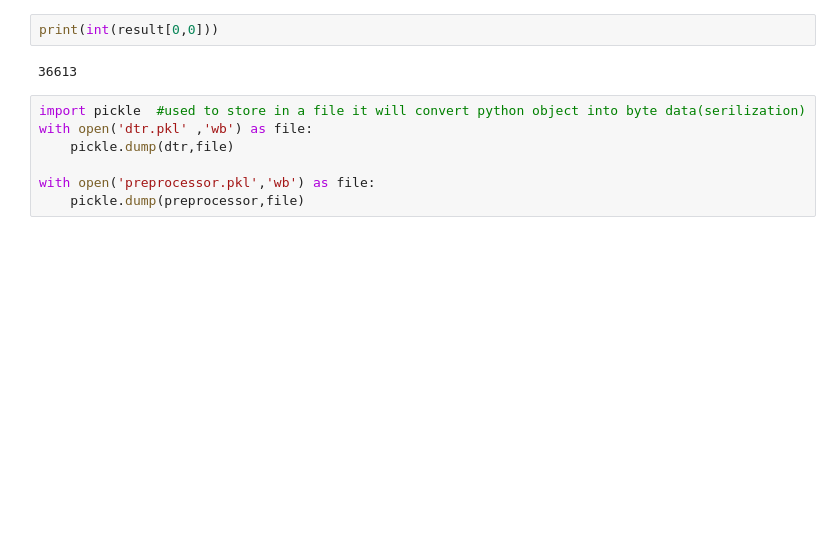
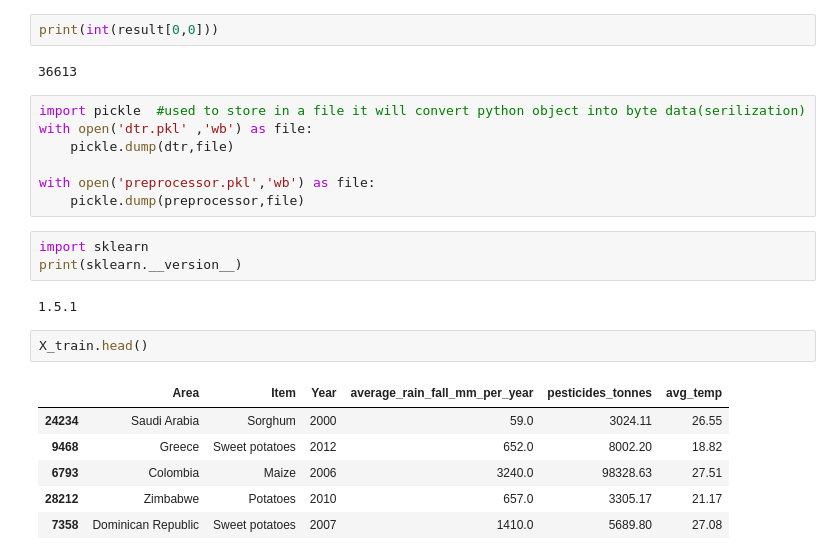
Before and after one commit to 18sharath/Crop-yield-predictor-Machine-learning-Project, a Jupyter notebook: crop_yield.ipynb, the cells around one changed output. Drawn from its saved outputs; the diff is of its cells as text; blank space fills up the shorter version.

```diff
--- a/crop_yield.ipynb
+++ b/crop_yield.ipynb
@@ -515,3 +524,17 @@ with open('dtr.pkl' ,'wb') as file:
 
 with open('preprocessor.pkl','wb') as file:
     pickle.dump(preprocessor,file)
+# %%
+import sklearn
+print(sklearn.__version__)
+# %% [output]
+1.5.1
+# %%
+X_train.head()
+# %% [output]
+|  | Area | Item | Year | average_rain_fall_mm_per_year | pesticides_tonnes | avg_temp |
+| 24234 | Saudi Arabia | Sorghum | 2000 | 59.0 | 3024.11 | 26.55 |
+| 9468 | Greece | Sweet potatoes | 2012 | 652.0 | 8002.20 | 18.82 |
+| 6793 | Colombia | Maize | 2006 | 3240.0 | 98328.63 | 27.51 |
+| 28212 | Zimbabwe | Potatoes | 2010 | 657.0 | 3305.17 | 21.17 |
+| 7358 | Dominican Republic | Sweet potatoes | 2007 | 1410.0 | 5689.80 | 27.08 |
```
Also changed, not shown: parts of 4 cells of this notebook, 4 other files.
